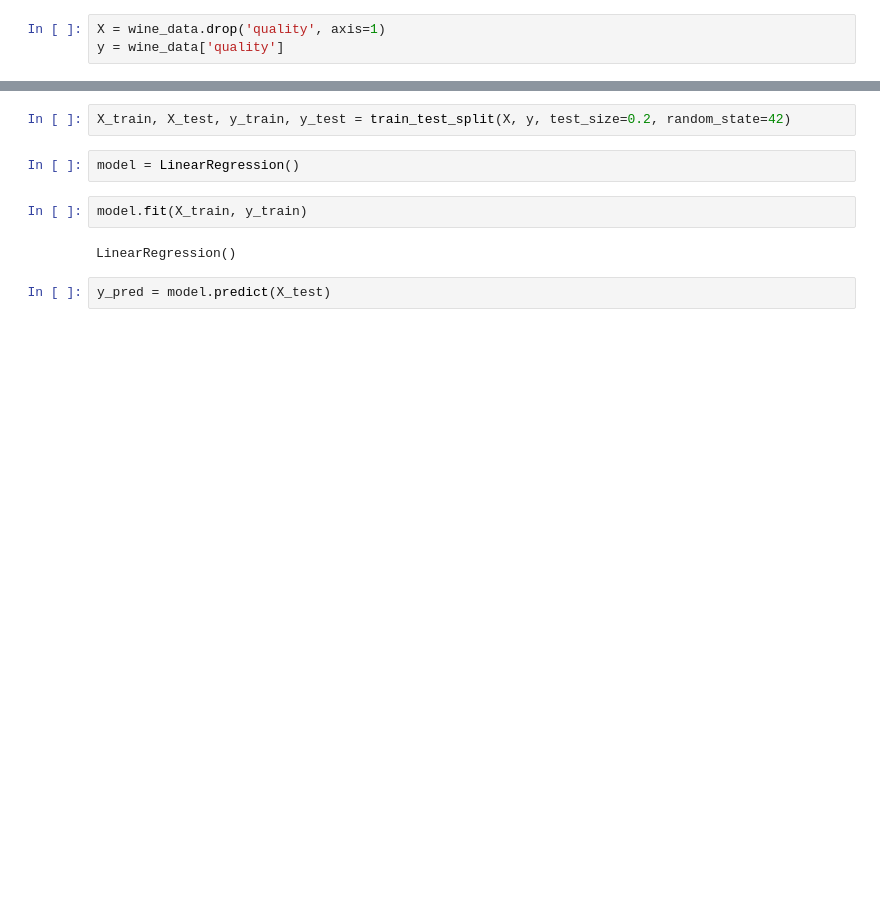
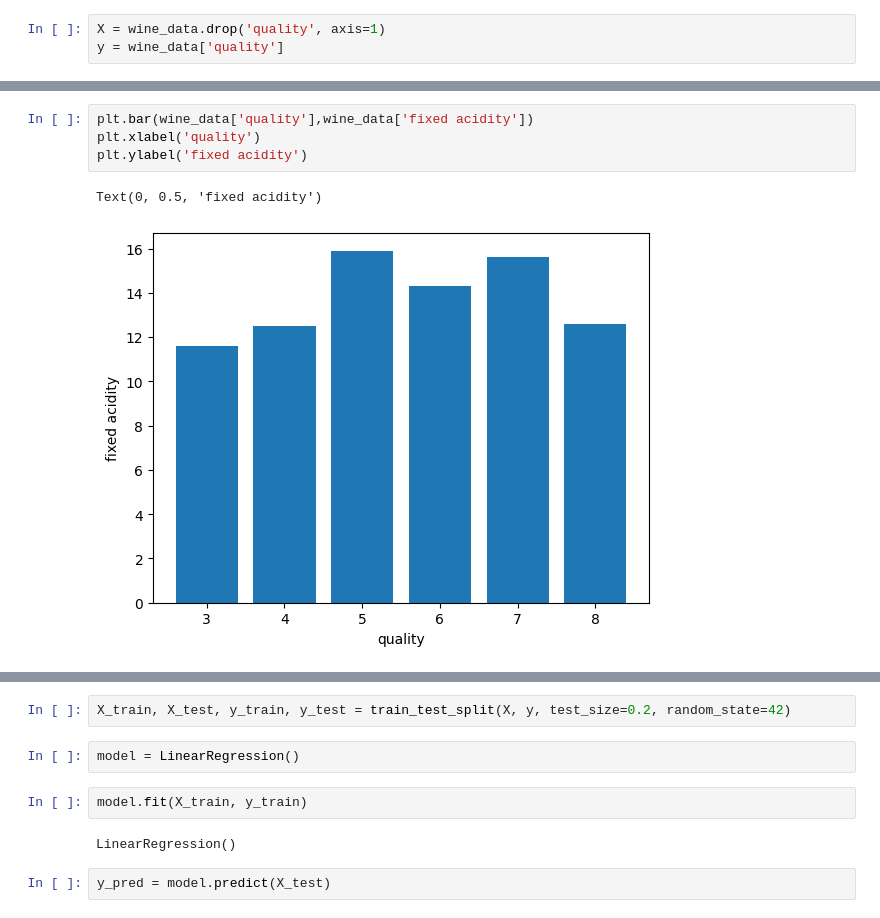
Before and after one commit to tanyyyya/Pro_jects, a Jupyter notebook: wine_quality_pred.ipynb, the cells around one changed output, grey strips where cells are left out. Drawn from its saved outputs; the diff is of its cells as text; blank space fills up the shorter version.

```diff
--- a/wine_quality_pred.ipynb
+++ b/wine_quality_pred.ipynb
@@ -13,0 +70,7 @@ y = wine_data['quality']
+# %%
+plt.bar(wine_data['quality'],wine_data['fixed acidity'])
+plt.xlabel('quality')
+plt.ylabel('fixed acidity')
+# %% [output]
+Text(0, 0.5, 'fixed acidity')
+[figure, added]
```
Also changed, not shown: parts of 13 cells of this notebook.
